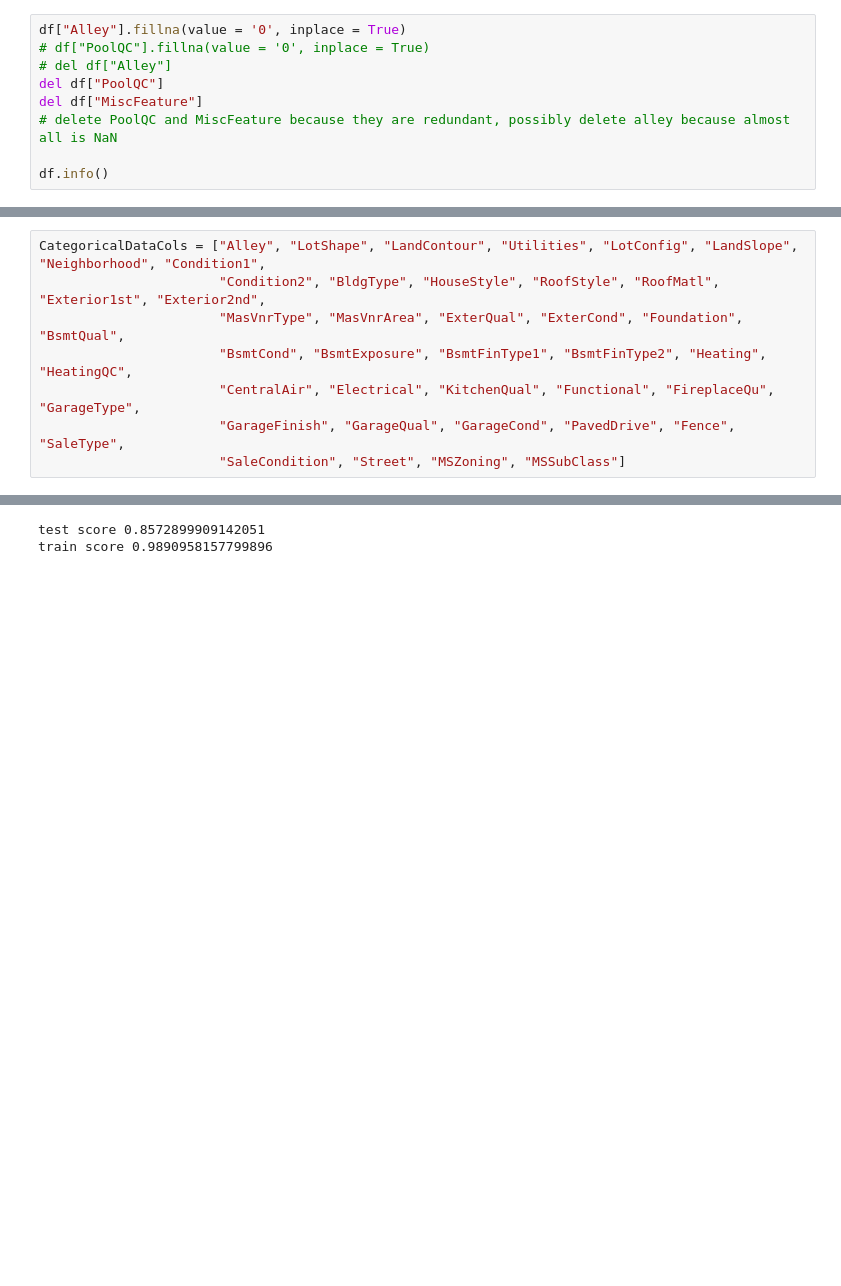
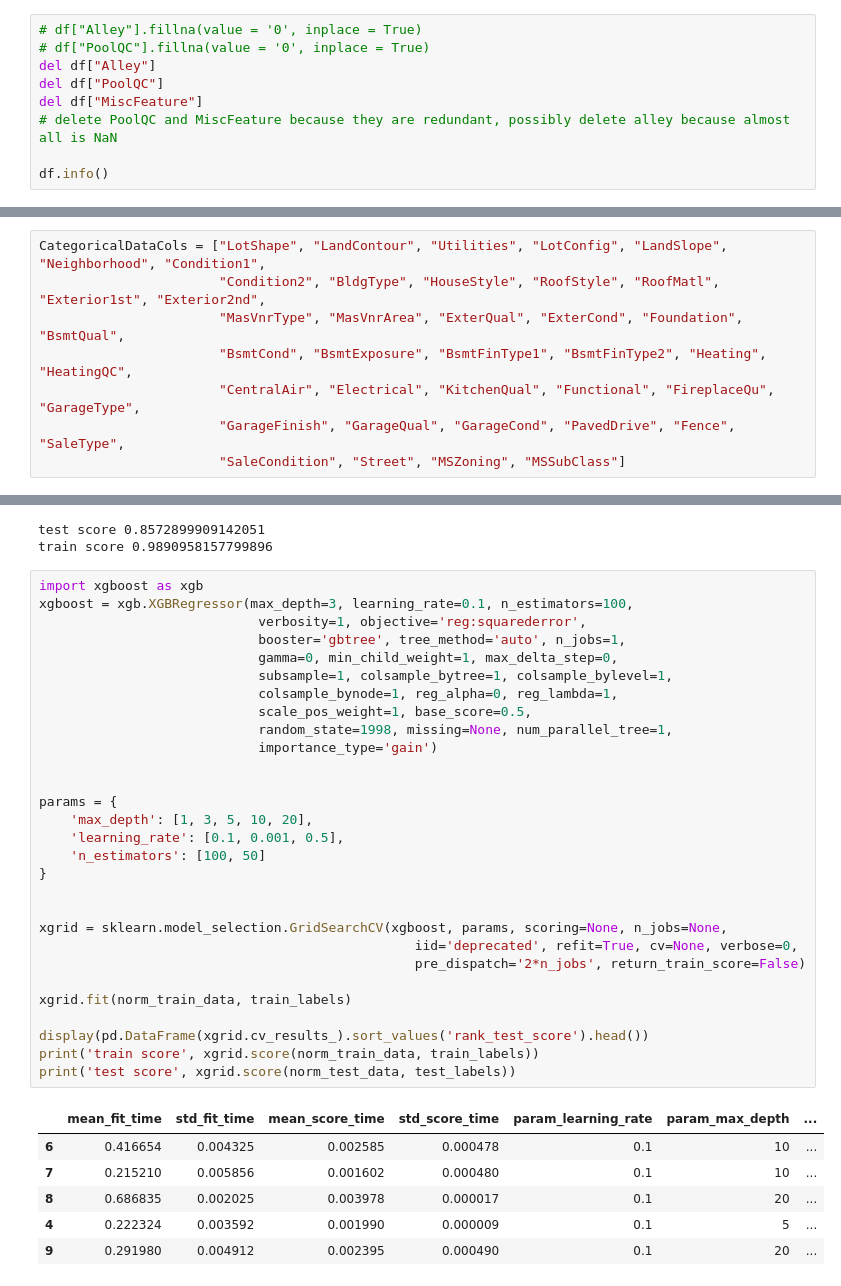
Before and after one commit to Varumithu/python-notebooks-ml, a Jupyter notebook: TASK 4 MISHA/Notebooks/my-dropped categoricals.ipynb, the cells around one changed output, grey strips where cells are left out. Saved outputs shown, nothing was run; the diff lists cells and outputs as text; blank space fills up the shorter version.

```diff
--- a/TASK 4 MISHA/Notebooks/my-dropped categoricals.ipynb
+++ b/TASK 4 MISHA/Notebooks/my-dropped categoricals.ipynb
@@ -27,9 +27,9 @@ df["GarageQual"].fillna(value="0", inplace=True)
 df["GarageCond"].fillna(value="0", inplace=True)
 df["Fence"].fillna(value="0", inplace=True)
 # %%
-df["Alley"].fillna(value = '0', inplace = True)
+# df["Alley"].fillna(value = '0', inplace = True)
 # df["PoolQC"].fillna(value = '0', inplace = True)
-# del df["Alley"]
+del df["Alley"]
 del df["PoolQC"]
 del df["MiscFeature"]
 # delete PoolQC and MiscFeature because they are redundant, possibly delete alley because almost all is NaN
@@ -56,5 +56,5 @@ memory usage: 901.1+ KB
 # %%
-CategoricalDataCols = ["Alley", "LotShape", "LandContour", "Utilities", "LotConfig", "LandSlope", "Neighborhood", "Condition1",
+CategoricalDataCols = ["LotShape", "LandContour", "Utilities", "LotConfig", "LandSlope", "Neighborhood", "Condition1",
                        "Condition2", "BldgType", "HouseStyle", "RoofStyle", "RoofMatl", "Exterior1st", "Exterior2nd",
                        "MasVnrType", "MasVnrArea", "ExterQual", "ExterCond", "Foundation", "BsmtQual",
                        "BsmtCond", "BsmtExposure", "BsmtFinType1", "BsmtFinType2", "Heating", "HeatingQC",
@@ -280,3 +282,39 @@ print("train score", cboost.score(norm_train_data, train_labels))
 # %% [output]
 test score 0.8572899909142051
 train score 0.9890958157799896
+# %%
+import xgboost as xgb
+xgboost = xgb.XGBRegressor(max_depth=3, learning_rate=0.1, n_estimators=100,
+                            verbosity=1, objective='reg:squarederror',
+                            booster='gbtree', tree_method='auto', n_jobs=1,
+                            gamma=0, min_child_weight=1, max_delta_step=0,
+                            subsample=1, colsample_bytree=1, colsample_bylevel=1,
+                            colsample_bynode=1, reg_alpha=0, reg_lambda=1,
+                            scale_pos_weight=1, base_score=0.5,
+                            random_state=1998, missing=None, num_parallel_tree=1,
+                            importance_type='gain')
+
+
+params = {
+    'max_depth': [1, 3, 5, 10, 20],
+    'learning_rate': [0.1, 0.001, 0.5],
+    'n_estimators': [100, 50]
+}
+
+
+xgrid = sklearn.model_selection.GridSearchCV(xgboost, params, scoring=None, n_jobs=None,
+                                                iid='deprecated', refit=True, cv=None, verbose=0,
+                                                pre_dispatch='2*n_jobs', return_train_score=False)
+
+xgrid.fit(norm_train_data, train_labels)
+
+display(pd.DataFrame(xgrid.cv_results_).sort_values('rank_test_score').head())
+print('train score', xgrid.score(norm_train_data, train_labels))
+print('test score', xgrid.score(norm_test_data, test_labels))
+# %% [output]
+|  | mean_fit_time | std_fit_time | mean_score_time | std_score_time | param_learning_rate | param_max_depth | ... |
+| 6 | 0.416654 | 0.004325 | 0.002585 | 0.000478 | 0.1 | 10 | ... |
+| 7 | 0.215210 | 0.005856 | 0.001602 | 0.000480 | 0.1 | 10 | ... |
+| 8 | 0.686835 | 0.002025 | 0.003978 | 0.000017 | 0.1 | 20 | ... |
+| 4 | 0.222324 | 0.003592 | 0.001990 | 0.000009 | 0.1 | 5 | ... |
+| 9 | 0.291980 | 0.004912 | 0.002395 | 0.000490 | 0.1 | 20 | ... |
```
Also changed, not shown: parts of 5 cells of this notebook, 11 other files.
